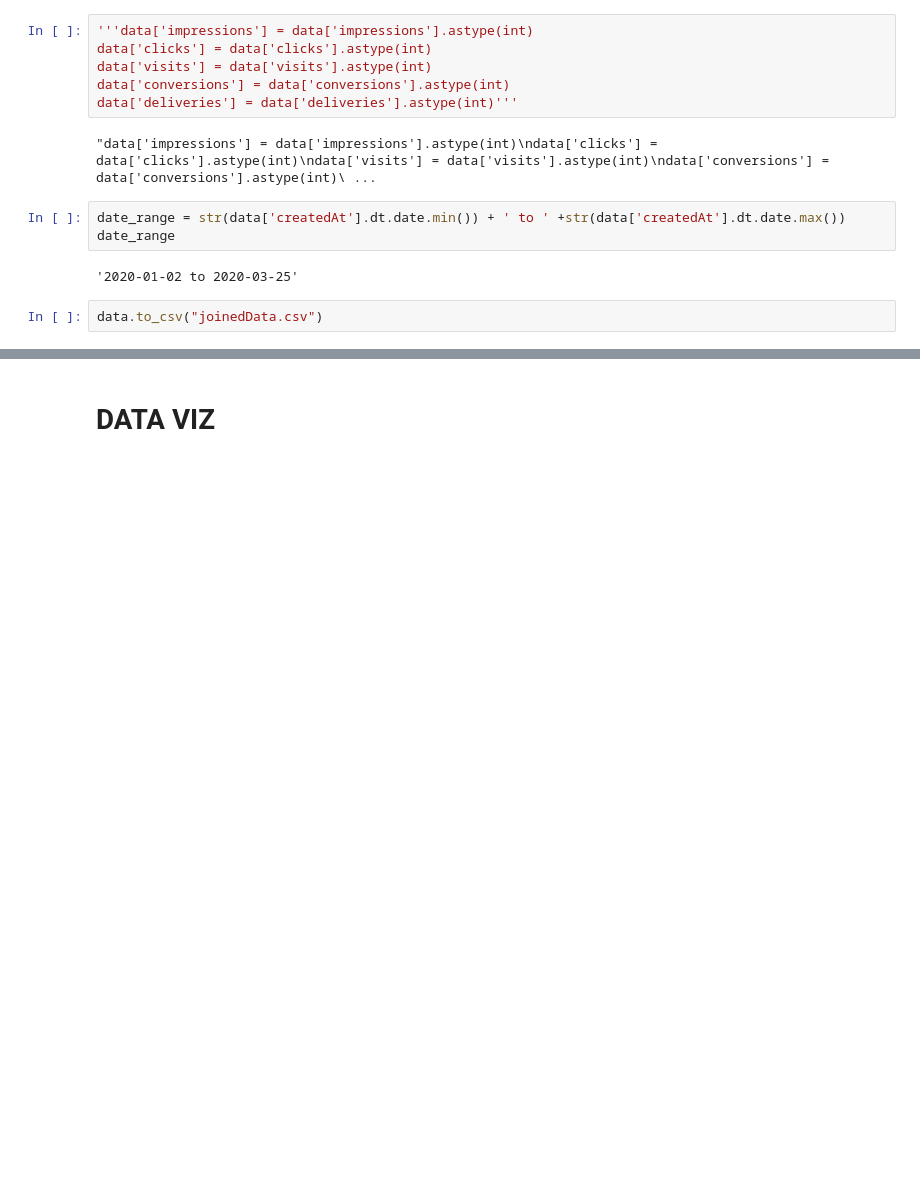
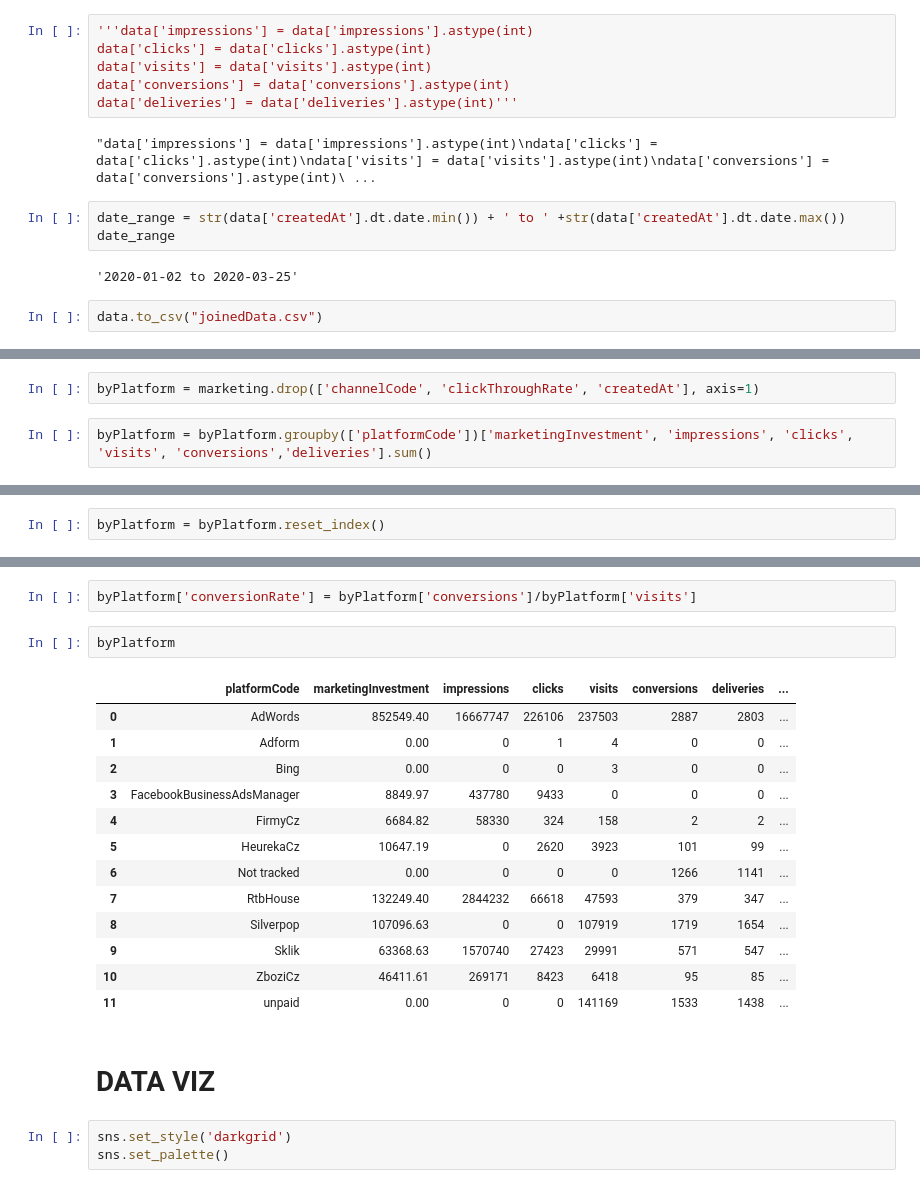
Before and after one commit to josephine-amponsah/sentimental-analysis-dashboard, a Jupyter notebook: notebooks/EDA.ipynb, the cells around one changed output, grey strips where cells are left out. Cells and saved outputs as stored; diff of their text form; blank space fills up the shorter version.

Commit message:
conversion rate calculation

```diff
--- a/notebooks/EDA.ipynb
+++ b/notebooks/EDA.ipynb
@@ -174,0 +177,4 @@ data.to_csv("joinedData.csv")
+# %%
+byPlatform = marketing.drop(['channelCode', 'clickThroughRate', 'createdAt'], axis=1)
+# %%
+byPlatform = byPlatform.groupby(['platformCode'])['marketingInvestment', 'impressions', 'clicks', 'visits', 'conversions','deliveries'].sum()
@@ -174,0 +191,2 @@ data.to_csv("joinedData.csv")
+# %%
+byPlatform = byPlatform.reset_index()
@@ -175,2 +202,23 @@ data.to_csv("joinedData.csv")
+# %%
+byPlatform['conversionRate'] = byPlatform['conversions']/byPlatform['visits']
+# %%
+byPlatform
+# %% [output]
+|  | platformCode | marketingInvestment | impressions | clicks | visits | conversions | deliveries | ... |
+| 0 | AdWords | 852549.40 | 16667747 | 226106 | 237503 | 2887 | 2803 | ... |
+| 1 | Adform | 0.00 | 0 | 1 | 4 | 0 | 0 | ... |
+| 2 | Bing | 0.00 | 0 | 0 | 3 | 0 | 0 | ... |
+| 3 | FacebookBusinessAdsManager | 8849.97 | 437780 | 9433 | 0 | 0 | 0 | ... |
+| 4 | FirmyCz | 6684.82 | 58330 | 324 | 158 | 2 | 2 | ... |
+| 5 | HeurekaCz | 10647.19 | 0 | 2620 | 3923 | 101 | 99 | ... |
+| 6 | Not tracked | 0.00 | 0 | 0 | 0 | 1266 | 1141 | ... |
+| 7 | RtbHouse | 132249.40 | 2844232 | 66618 | 47593 | 379 | 347 | ... |
+| 8 | Silverpop | 107096.63 | 0 | 0 | 107919 | 1719 | 1654 | ... |
+| 9 | Sklik | 63368.63 | 1570740 | 27423 | 29991 | 571 | 547 | ... |
+| 10 | ZboziCz | 46411.61 | 269171 | 8423 | 6418 | 95 | 85 | ... |
+| 11 | unpaid | 0.00 | 0 | 0 | 141169 | 1533 | 1438 | ... |
 # %% [markdown]
 # DATA VIZ
+# %%
+sns.set_style('darkgrid')
+sns.set_palette()
```
Also changed, not shown: parts of 3 cells of this notebook, 2 other files.
